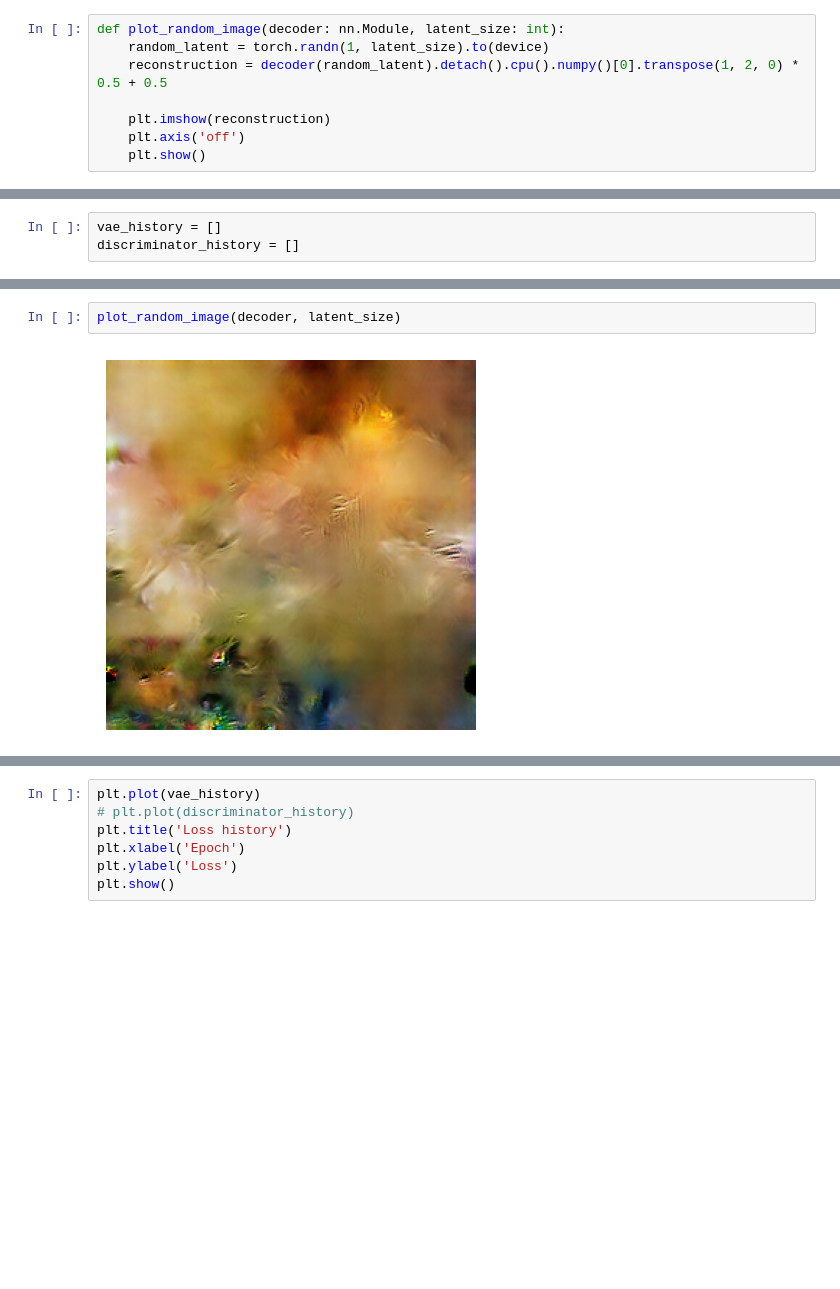
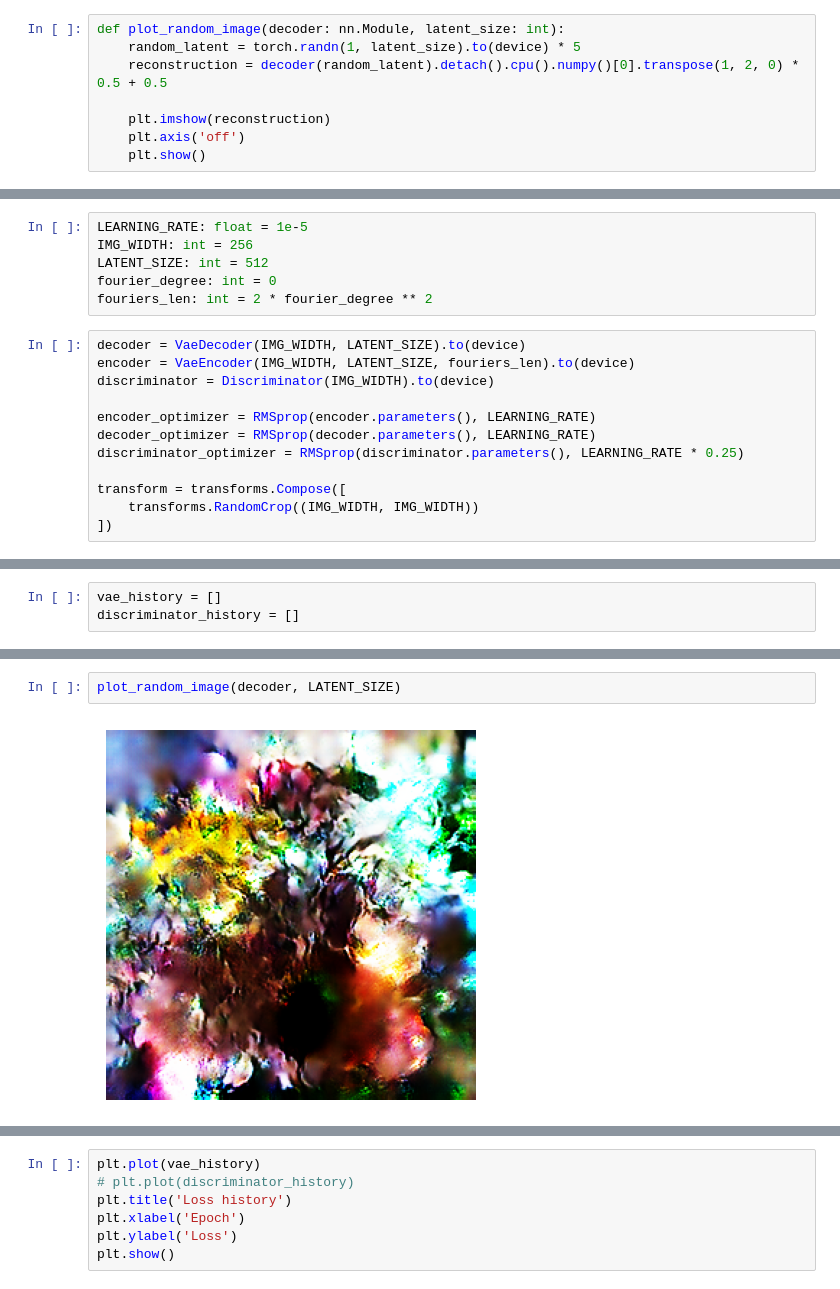
Before and after one commit to piotrkubala/vae-gan, a Jupyter notebook: vae.ipynb, the cells around one changed output, grey strips where cells are left out. Cells and saved outputs as stored; diff of their text form; blank space fills up the shorter version.

```diff
--- a/vae.ipynb
+++ b/vae.ipynb
@@ -155,6 +41,6 @@ class Discriminator(nn.Module):
 # %%
 def plot_random_image(decoder: nn.Module, latent_size: int):
-    random_latent = torch.randn(1, latent_size).to(device)
+    random_latent = torch.randn(1, latent_size).to(device) * 5
     reconstruction = decoder(random_latent).detach().cpu().numpy()[0].transpose(1, 2, 0) * 0.5 + 0.5
 
     plt.imshow(reconstruction)
@@ -539 +560,19 @@ transform = transforms.Compose([
+# %%
+LEARNING_RATE: float = 1e-5
+IMG_WIDTH: int = 256
+LATENT_SIZE: int = 512
+fourier_degree: int = 0
+fouriers_len: int = 2 * fourier_degree ** 2
+# %%
+decoder = VaeDecoder(IMG_WIDTH, LATENT_SIZE).to(device)
+encoder = VaeEncoder(IMG_WIDTH, LATENT_SIZE, fouriers_len).to(device)
+discriminator = Discriminator(IMG_WIDTH).to(device)
+
+encoder_optimizer = RMSprop(encoder.parameters(), LEARNING_RATE)
+decoder_optimizer = RMSprop(decoder.parameters(), LEARNING_RATE)
+discriminator_optimizer = RMSprop(discriminator.parameters(), LEARNING_RATE * 0.25)
+
+transform = transforms.Compose([
+    transforms.RandomCrop((IMG_WIDTH, IMG_WIDTH))
+])
 # %%
@@ -571,7 +614,7 @@ Loaded models: decoder_2024-11-11_18-21-22.pt, encoder_2024-11-11_18-21-22.pt, d
 # %%
-plot_random_image(decoder, latent_size)
+plot_random_image(decoder, LATENT_SIZE)
 # %% [output]
-[figure, old version]
+[figure, new version]
 # %%
 plot_images(decoder, encoder, next(iter(flowers_dataloader))[0][:1])
 # %% [output]
```
Also changed, not shown: parts of 40 cells of this notebook, 9 other files.
